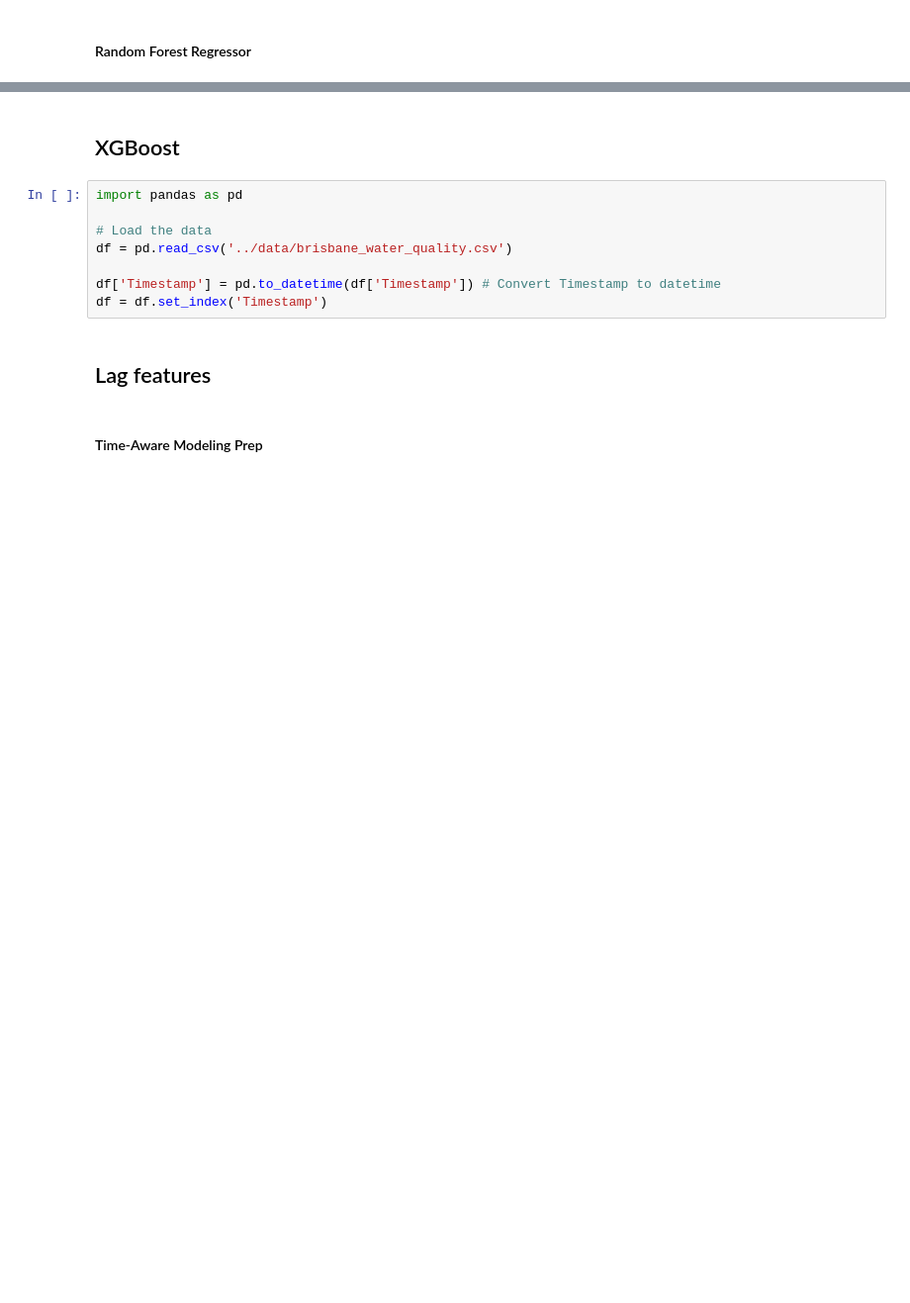
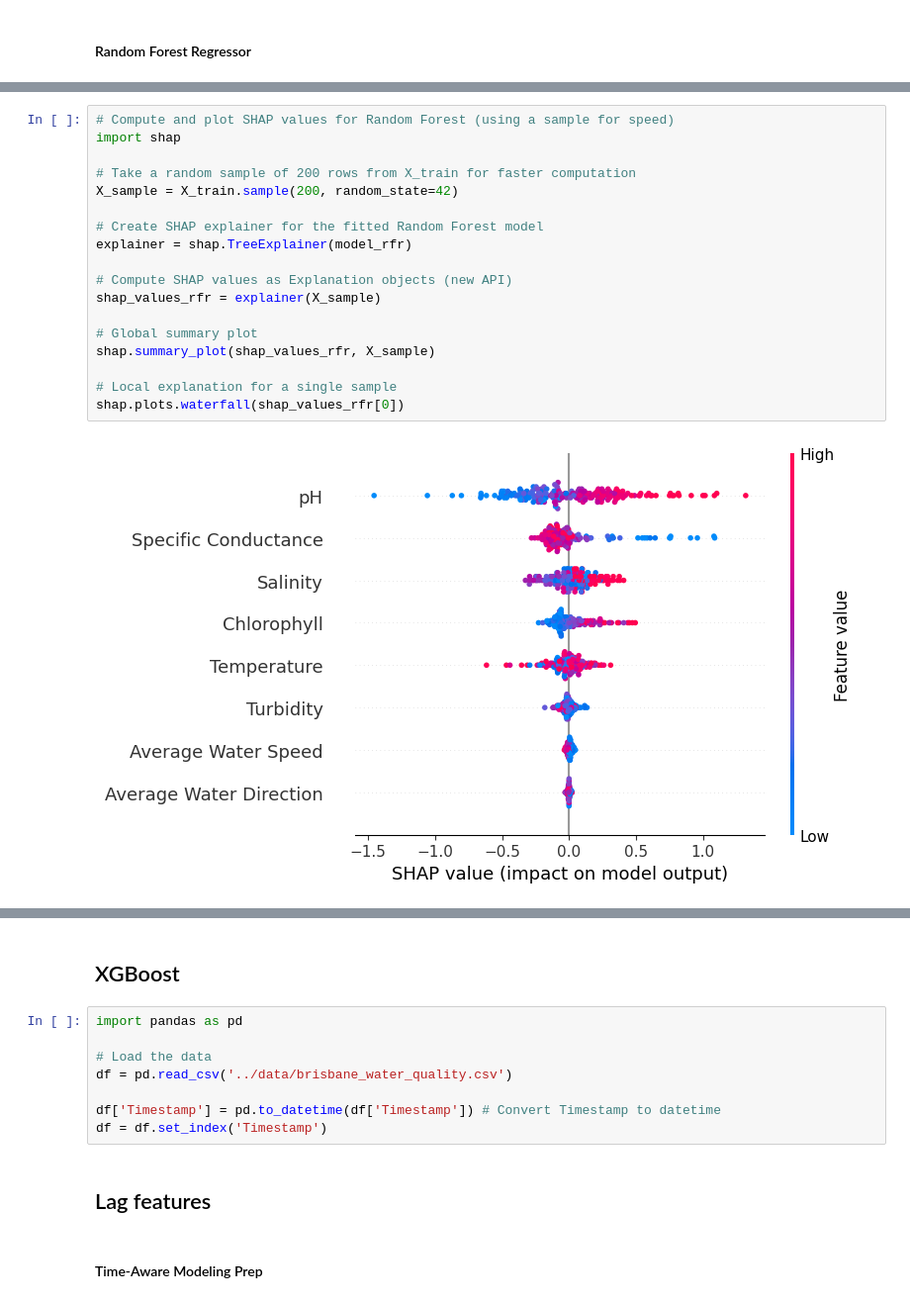
Before and after one commit to Deppi15/INFO381, a Jupyter notebook: notebooks/notebook.ipynb, the cells around one changed output, grey strips where cells are left out. Shown at 99% size. Cells and saved outputs as stored; diff of their text form; blank space fills up the shorter version.

Commit message:
SHAP for random forest

```diff
--- a/notebooks/notebook.ipynb
+++ b/notebooks/notebook.ipynb
@@ -910,0 +835,20 @@ Feature names: ['Temperature', 'Chlorophyll']
+# %%
+# Compute and plot SHAP values for Random Forest (using a sample for speed)
+import shap
+
+# Take a random sample of 200 rows from X_train for faster computation
+X_sample = X_train.sample(200, random_state=42)
+
+# Create SHAP explainer for the fitted Random Forest model
+explainer = shap.TreeExplainer(model_rfr)
+
+# Compute SHAP values as Explanation objects (new API)
+shap_values_rfr = explainer(X_sample)
+
+# Global summary plot
+shap.summary_plot(shap_values_rfr, X_sample)
+
+# Local explanation for a single sample
+shap.plots.waterfall(shap_values_rfr[0])
+# %% [output]
+[figure, added]
```
Also changed, not shown: parts of 36 cells of this notebook.
